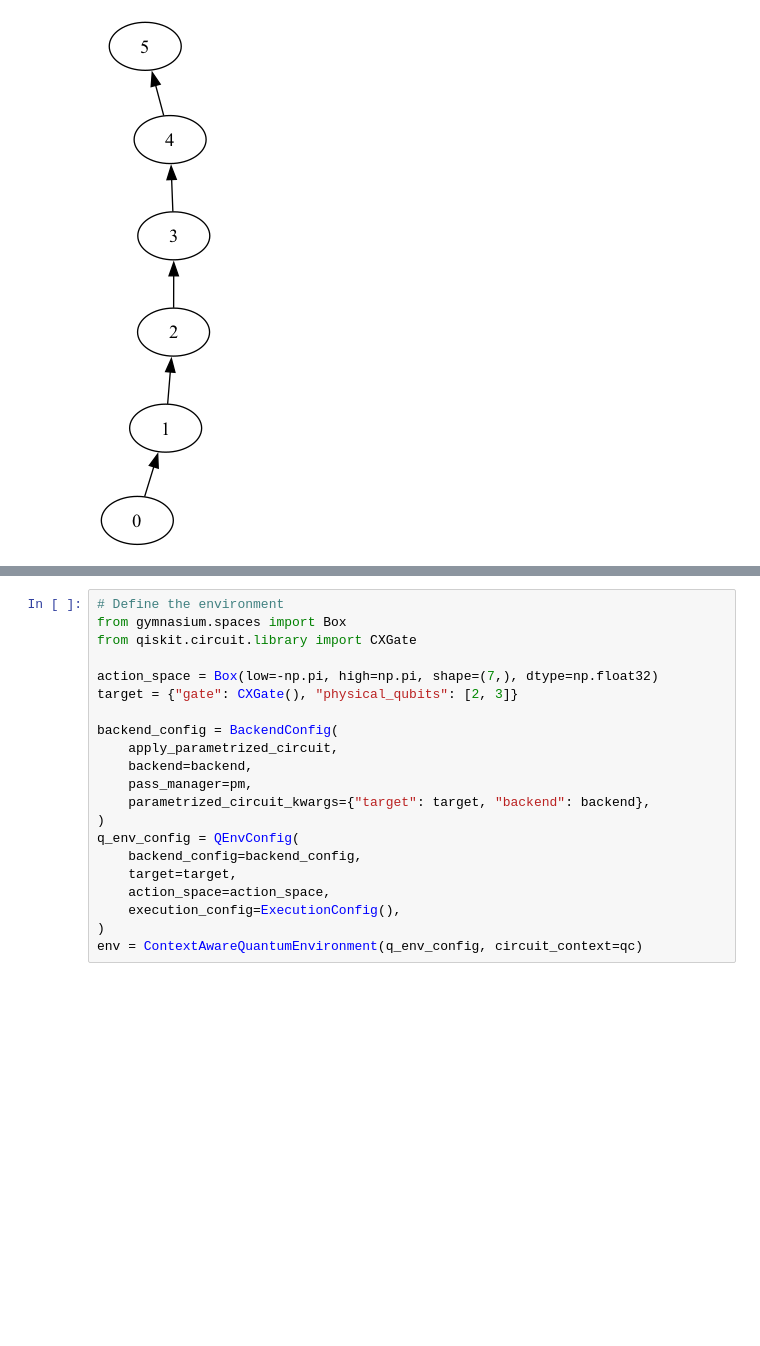
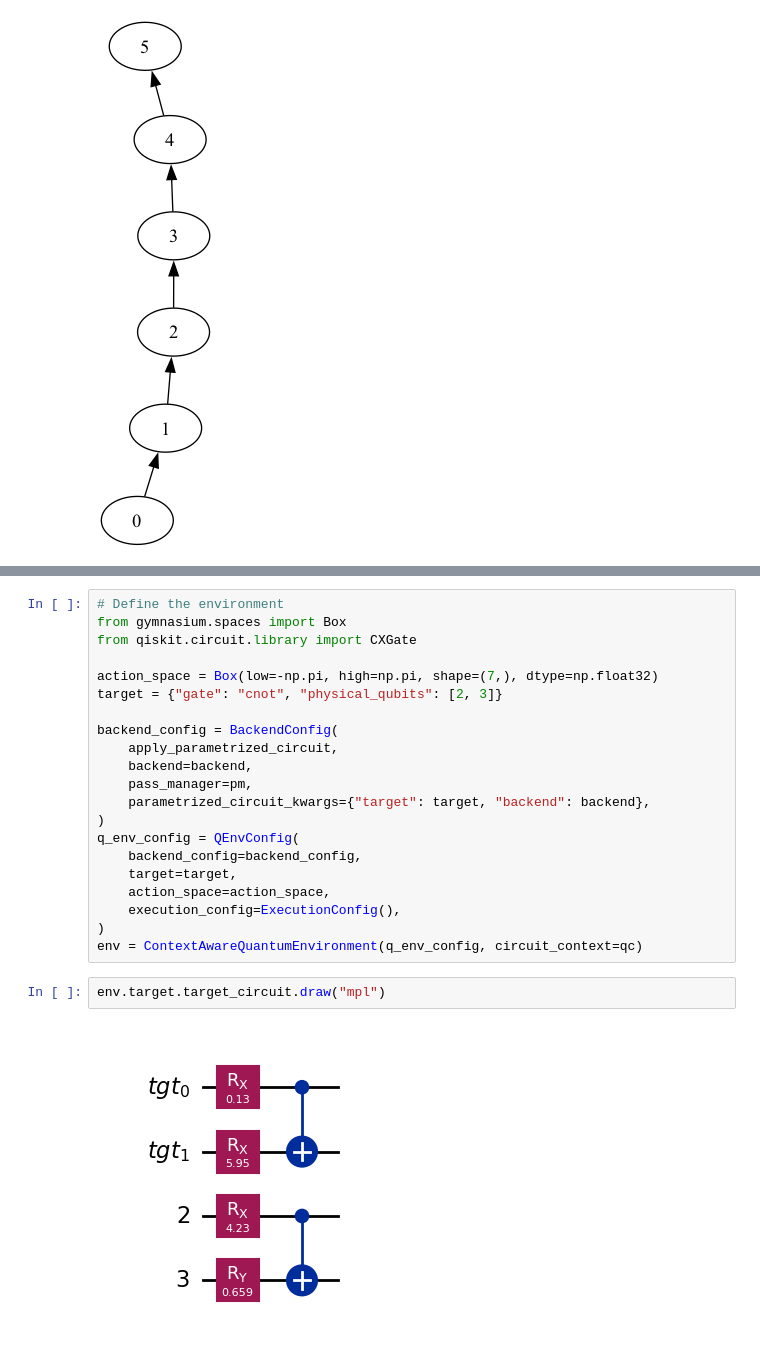
Before and after one commit to arthurostrauss/Quantum_Optimal_Control, a Jupyter notebook: gate_level/spillover_noise_use_case/generic_spillover/extended_spillovernoise_model.ipynb, the cells around one changed output, grey strips where cells are left out. Saved outputs shown, nothing was run; the diff lists cells and outputs as text; blank space fills up the shorter version.

```diff
--- a/gate_level/spillover_noise_use_case/generic_spillover/extended_spillovernoise_model.ipynb
+++ b/gate_level/spillover_noise_use_case/generic_spillover/extended_spillovernoise_model.ipynb
@@ -146,7 +148,7 @@ from gymnasium.spaces import Box
 from qiskit.circuit.library import CXGate
 
 action_space = Box(low=-np.pi, high=np.pi, shape=(7,), dtype=np.float32)
-target = {"gate": CXGate(), "physical_qubits": [2, 3]}
+target = {"gate": "cnot", "physical_qubits": [2, 3]}
 
 backend_config = BackendConfig(
     apply_parametrized_circuit,
@@ -161,6 +163,10 @@ q_env_config = QEnvConfig(
     execution_config=ExecutionConfig(),
 )
 env = ContextAwareQuantumEnvironment(q_env_config, circuit_context=qc)
+# %%
+env.target.target_circuit.draw("mpl")
+# %% [output]
+[figure, added]
 # %%
 backend.operations
 # %% [output]
```
Also changed, not shown: parts of 13 cells of this notebook, 19 other files.
